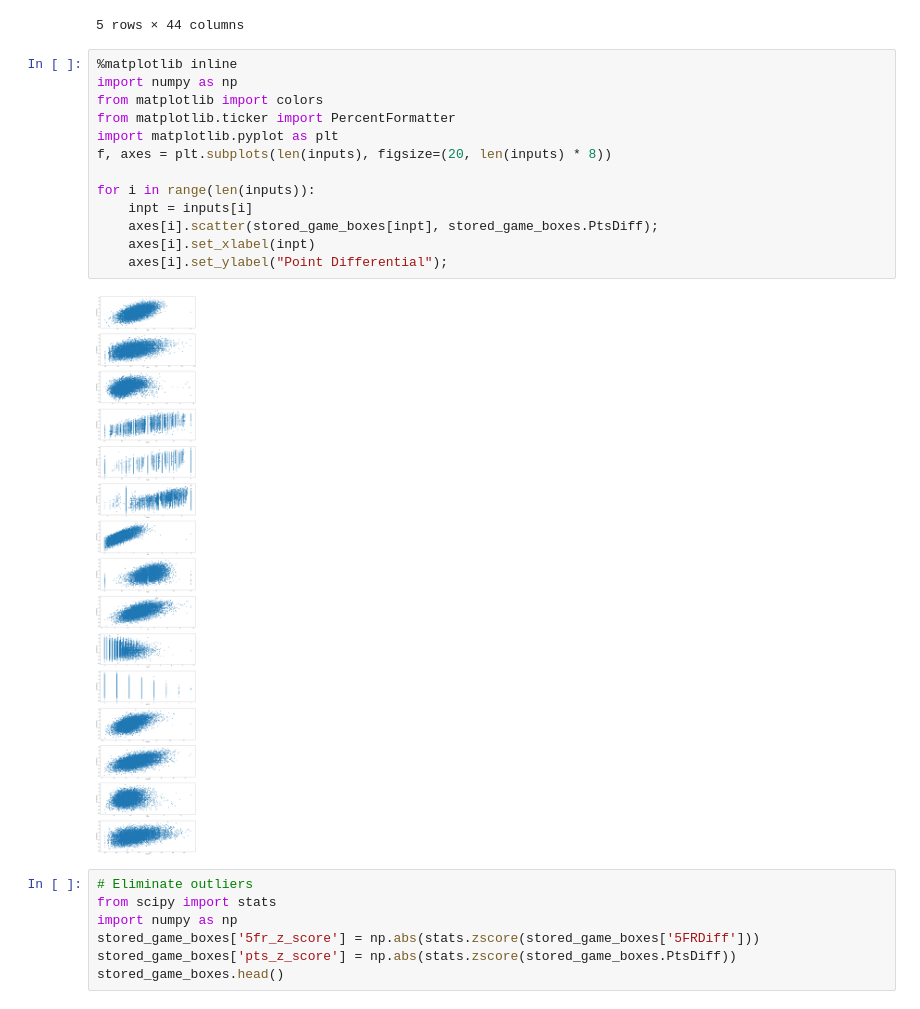
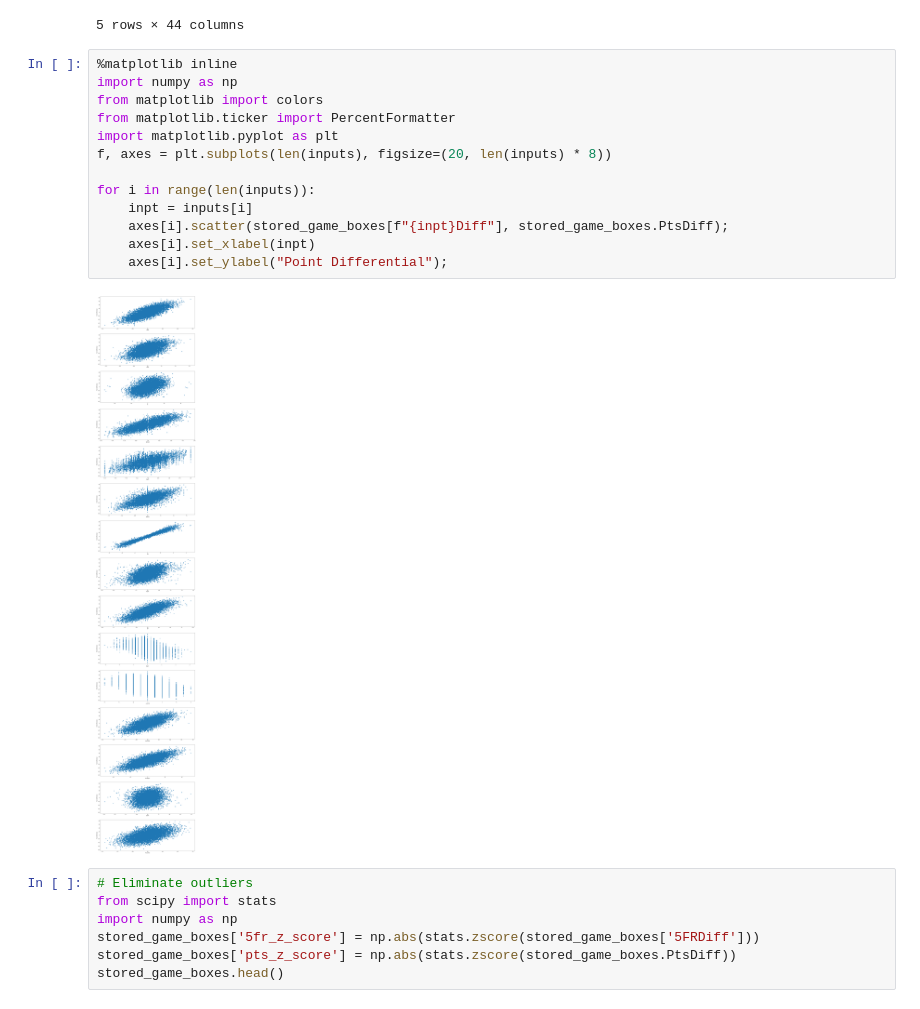
Before and after one commit to akeaswaran/cfb-pbp-analysis, a Jupyter notebook: win-prob.ipynb, the cells around one changed output. Cells and saved outputs as stored; diff of their text form.

Commit message:
compare diffs instead of totals and remove some unused cells

```diff
--- a/win-prob.ipynb
+++ b/win-prob.ipynb
@@ -573,18 +573,18 @@ stored_game_boxes.head()
 # %%
 %matplotlib inline
 import numpy as np
 from matplotlib import colors
 from matplotlib.ticker import PercentFormatter
 import matplotlib.pyplot as plt
 f, axes = plt.subplots(len(inputs), figsize=(20, len(inputs) * 8))
 
 for i in range(len(inputs)):
     inpt = inputs[i]
-    axes[i].scatter(stored_game_boxes[inpt], stored_game_boxes.PtsDiff);
+    axes[i].scatter(stored_game_boxes[f"{inpt}Diff"], stored_game_boxes.PtsDiff);
     axes[i].set_xlabel(inpt)
     axes[i].set_ylabel("Point Differential");
 # %% [output]
-[figure, old version]
+[figure, new version]
 # %%
 # Eliminate outliers
 from scipy import stats
```
Also changed, not shown: parts of 15 cells of this notebook.
